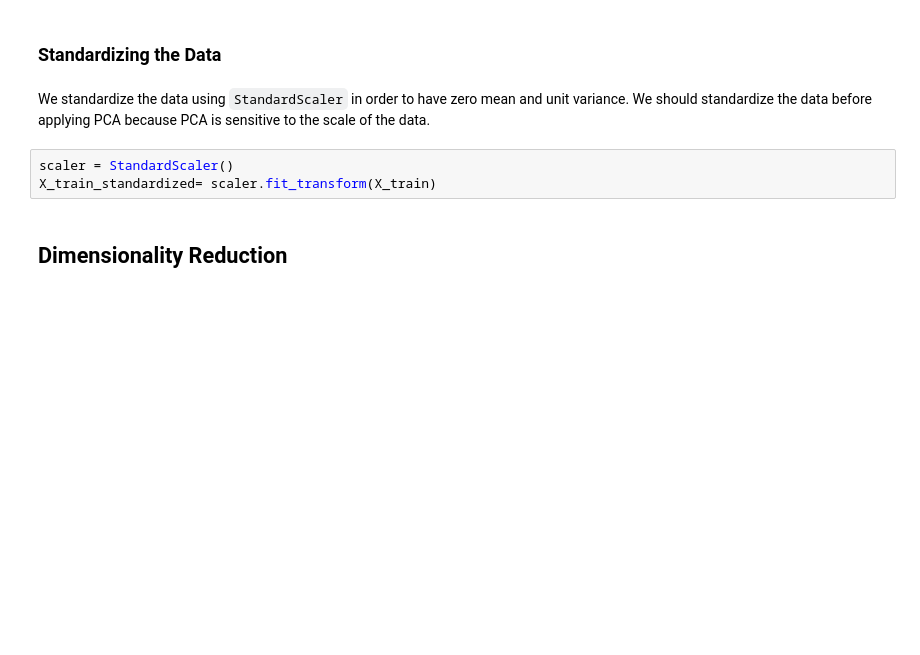
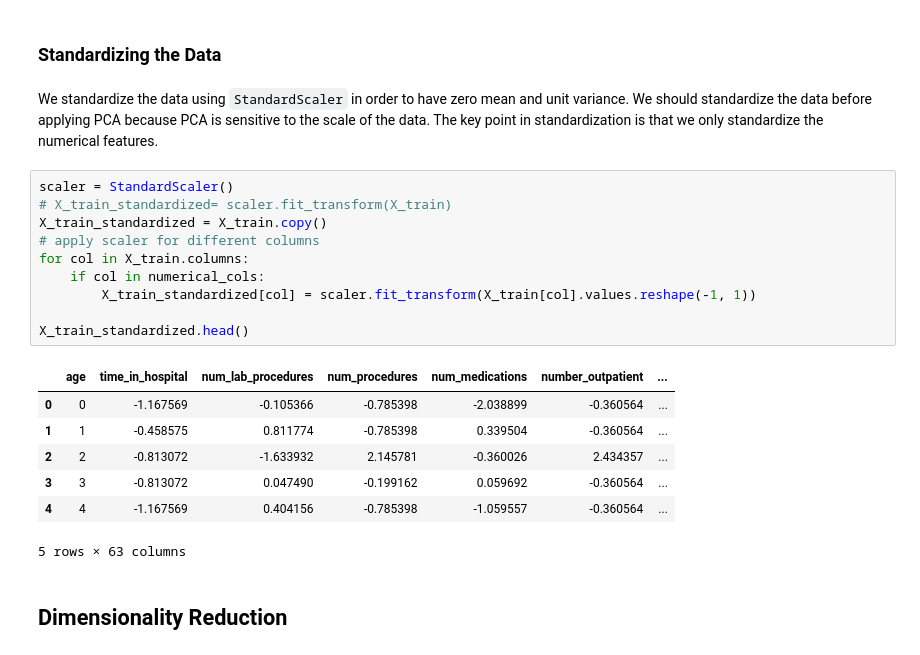
Before and after one commit to avamirm/Unsupervised-Learning-Using-Dimensionality-Reduction, a Jupyter notebook: diabetes.ipynb, the cells around one changed output. Cells and saved outputs as stored; diff of their text form; blank space fills up the shorter version.

```diff
--- a/diabetes.ipynb
+++ b/diabetes.ipynb
@@ -374,10 +378,25 @@ X_train.drop(columns=['encounter_id', 'patient_nbr'], inplace=True)
 # %% [markdown]
 ### Standardizing the Data
 # %% [markdown]
-We standardize the data using `StandardScaler` in order to have zero mean and unit variance. We should standardize the data before applying PCA because PCA is sensitive to the scale of the data.
+We standardize the data using `StandardScaler` in order to have zero mean and unit variance. We should standardize the data before applying PCA because PCA is sensitive to the scale of the data. The key point in standardization is that we only standardize the numerical features.
-# %%
-scaler = StandardScaler()
-X_train_standardized= scaler.fit_transform(X_train)
+# %%
+scaler = StandardScaler()
+# X_train_standardized= scaler.fit_transform(X_train)
+X_train_standardized = X_train.copy()
+# apply scaler for different columns
+for col in X_train.columns:
+    if col in numerical_cols:
+        X_train_standardized[col] = scaler.fit_transform(X_train[col].values.reshape(-1, 1))
+
+X_train_standardized.head()
+# %% [output]
+|  | age | time_in_hospital | num_lab_procedures | num_procedures | num_medications | number_outpatient | ... |
+| 0 | 0 | -1.167569 | -0.105366 | -0.785398 | -2.038899 | -0.360564 | ... |
+| 1 | 1 | -0.458575 | 0.811774 | -0.785398 | 0.339504 | -0.360564 | ... |
+| 2 | 2 | -0.813072 | -1.633932 | 2.145781 | -0.360026 | 2.434357 | ... |
+| 3 | 3 | -0.813072 | 0.047490 | -0.199162 | 0.059692 | -0.360564 | ... |
+| 4 | 4 | -1.167569 | 0.404156 | -0.785398 | -1.059557 | -0.360564 | ... |
+5 rows × 63 columns
 # %% [markdown]
 ## Dimensionality Reduction
 # %% [markdown]
```
Also changed, not shown: parts of 14 cells of this notebook.
